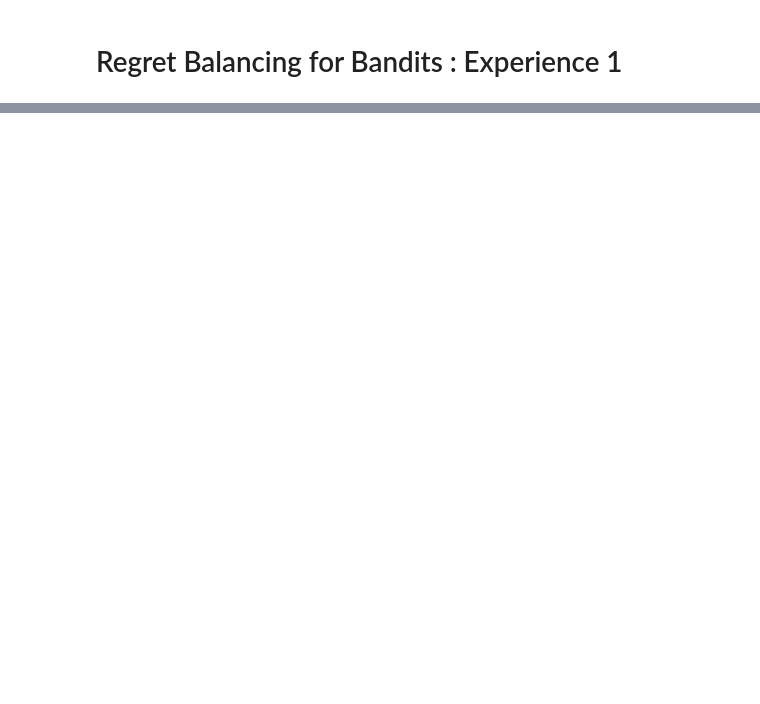
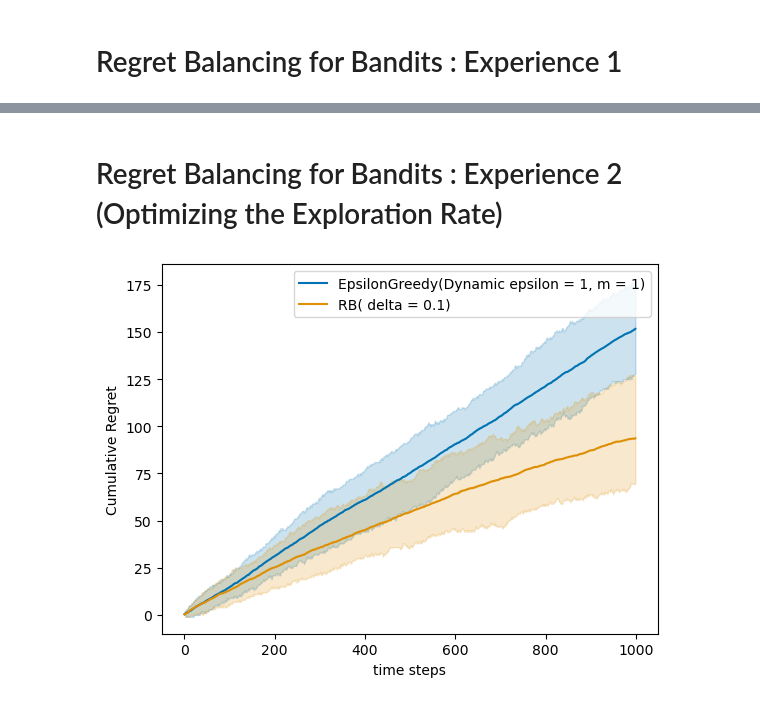
Before and after one commit to AugustinCablant/Advanced-ML, a Jupyter notebook: src/Notebook.ipynb, the cells around one changed output, grey strips where cells are left out. Saved outputs shown, nothing was run; the diff lists cells and outputs as text; code cells hidden in the pictures; blank space fills up the shorter version.

Commit message:
experience 2

```diff
--- a/src/Notebook.ipynb
+++ b/src/Notebook.ipynb
@@ -31,0 +34,16 @@ plot_regret(regrets = all_data, logscale = False, lb = None, q = 10)
+# %% [markdown]
+# Regret Balancing for Bandits : Experience 2 (Optimizing the Exploration Rate)
+# %%
+base_algorithms = [EpsilonGreedy(K=len(means), eps = 2 ** (-i), FixedEpsilon = True, m = 1) for i in range(1, 19)]
+
+delta = 0.1  # Confidence level for regret balancing
+rb_agent = RegretBalancingAgent(K = len(means), delta = delta)
+
+# Experiment
+algorithms = base_algorithms + [rb_agent]
+all_data = experiment(env, algorithms, Nmc, T)
+
+# Plotting results
+plot_regret(regrets = all_data, logscale = False, lb = None, q = 10)
+# %% [output]
+[figure, added]
```
Also changed, not shown: parts of 2 cells of this notebook, 3 other files.
